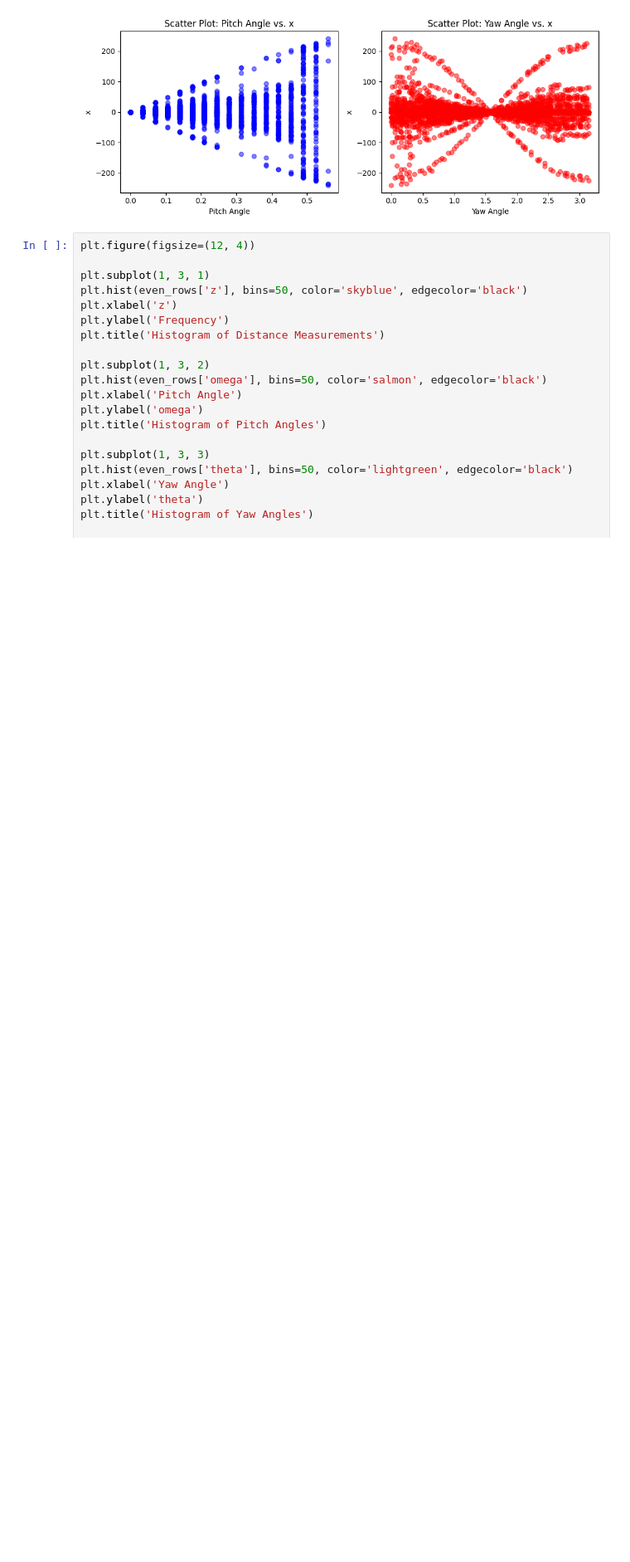
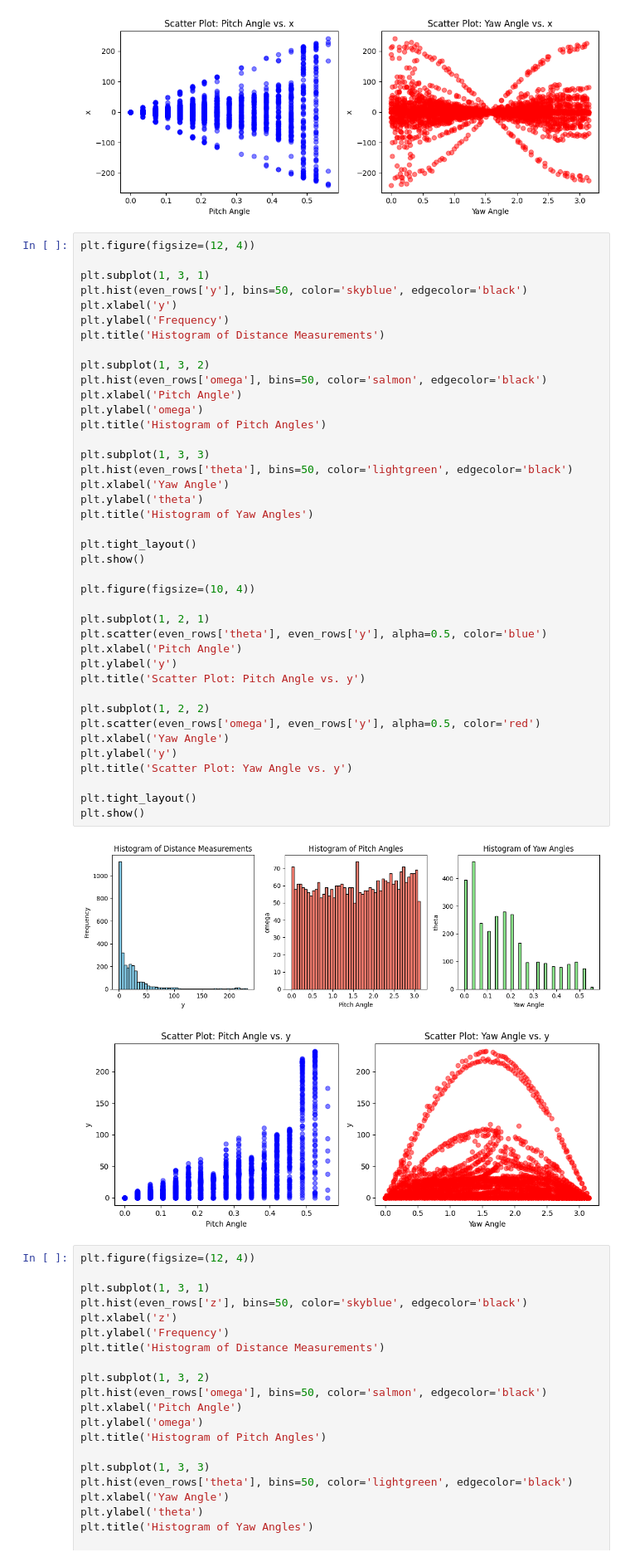
Before and after one commit to STARS-Dominican-University/LunarLIDAR, a Jupyter notebook: source/notebook/Data-Analysis.ipynb, the cells around one changed output. Shown at 83% size. Cells and saved outputs as stored; diff of their text form; blank space fills up the shorter version.

```diff
--- a/source/notebook/Data-Analysis.ipynb
+++ b/source/notebook/Data-Analysis.ipynb
@@ -313,6 +313,49 @@ plt.show()
 # %% [output]
 [figure]
 [figure]
+# %%
+plt.figure(figsize=(12, 4))
+
+plt.subplot(1, 3, 1)
+plt.hist(even_rows['y'], bins=50, color='skyblue', edgecolor='black')
+plt.xlabel('y')
+plt.ylabel('Frequency')
+plt.title('Histogram of Distance Measurements')
+
+plt.subplot(1, 3, 2)
+plt.hist(even_rows['omega'], bins=50, color='salmon', edgecolor='black')
+plt.xlabel('Pitch Angle')
+plt.ylabel('omega')
+plt.title('Histogram of Pitch Angles')
+
+plt.subplot(1, 3, 3)
+plt.hist(even_rows['theta'], bins=50, color='lightgreen', edgecolor='black')
+plt.xlabel('Yaw Angle')
+plt.ylabel('theta')
+plt.title('Histogram of Yaw Angles')
+
+plt.tight_layout()
+plt.show()
+
+plt.figure(figsize=(10, 4))
+
+plt.subplot(1, 2, 1)
+plt.scatter(even_rows['theta'], even_rows['y'], alpha=0.5, color='blue')
+plt.xlabel('Pitch Angle')
+plt.ylabel('y')
+plt.title('Scatter Plot: Pitch Angle vs. y')
+
+plt.subplot(1, 2, 2)
+plt.scatter(even_rows['omega'], even_rows['y'], alpha=0.5, color='red')
+plt.xlabel('Yaw Angle')
+plt.ylabel('y')
+plt.title('Scatter Plot: Yaw Angle vs. y')
+
+plt.tight_layout()
+plt.show()
+# %% [output]
+[figure, added]
+[figure, added]
 # %%
 plt.figure(figsize=(12, 4))
 
```
Also changed, not shown: parts of 1 cell of this notebook, 2 other files.
